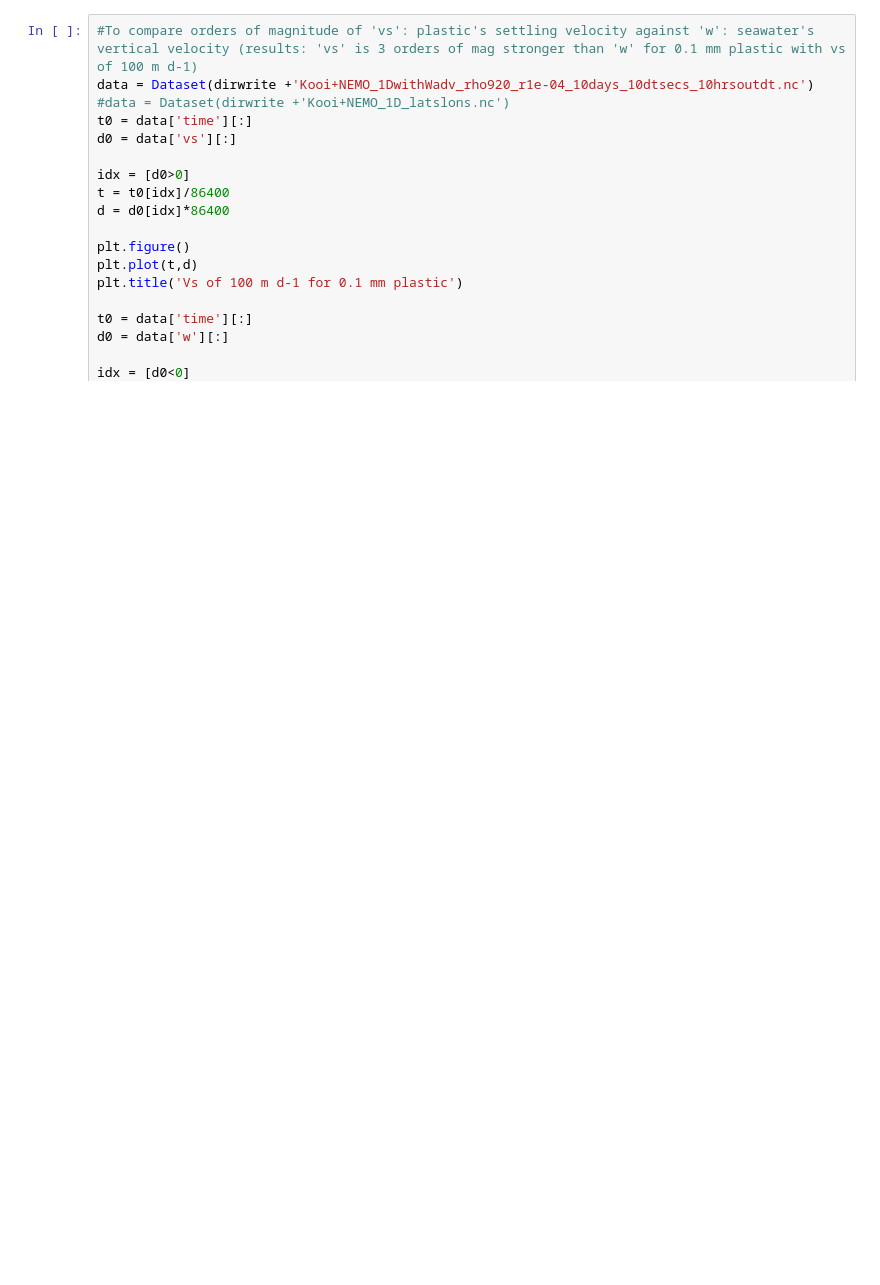
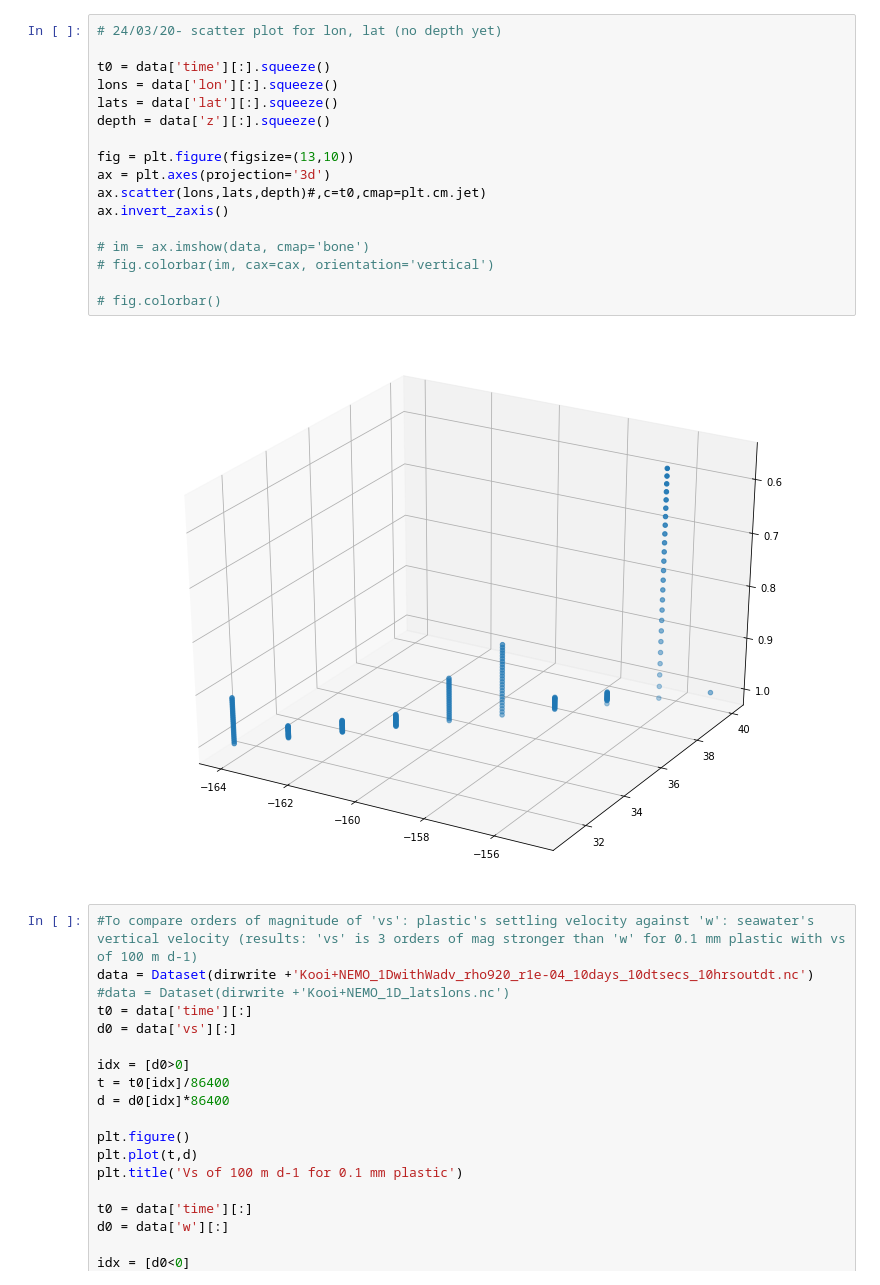
Before and after one commit to dlobelle/TOPIOS, a Jupyter notebook: scripts/plots_before_post-process.ipynb, the cells around one changed output. Cells and saved outputs as stored; diff of their text form; blank space fills up the shorter version.

Commit message:
3D run working for 1st time, but particles only resurfacing

```diff
--- a/scripts/plots_before_post-process.ipynb
+++ b/scripts/plots_before_post-process.ipynb
@@ -35,3 +37,22 @@ plt.gca().invert_yaxis()
+# %%
+# 24/03/20- scatter plot for lon, lat (no depth yet)
+
+t0 = data['time'][:].squeeze()
+lons = data['lon'][:].squeeze()
+lats = data['lat'][:].squeeze()
+depth = data['z'][:].squeeze()
+
+fig = plt.figure(figsize=(13,10))
+ax = plt.axes(projection='3d')
+ax.scatter(lons,lats,depth)#,c=t0,cmap=plt.cm.jet)
+ax.invert_zaxis()
+
+# im = ax.imshow(data, cmap='bone')
+# fig.colorbar(im, cax=cax, orientation='vertical')
+
+# fig.colorbar()
+# %% [output]
+[figure, added]
 # %%
 #To compare orders of magnitude of 'vs': plastic's settling velocity against 'w': seawater's vertical velocity (results: 'vs' is 3 orders of mag stronger than 'w' for 0.1 mm plastic with vs of 100 m d-1)
 data = Dataset(dirwrite +'Kooi+NEMO_1DwithWadv_rho920_r1e-04_10days_10dtsecs_10hrsoutdt.nc')
```
Also changed, not shown: parts of 2 cells of this notebook, 2 other files.
